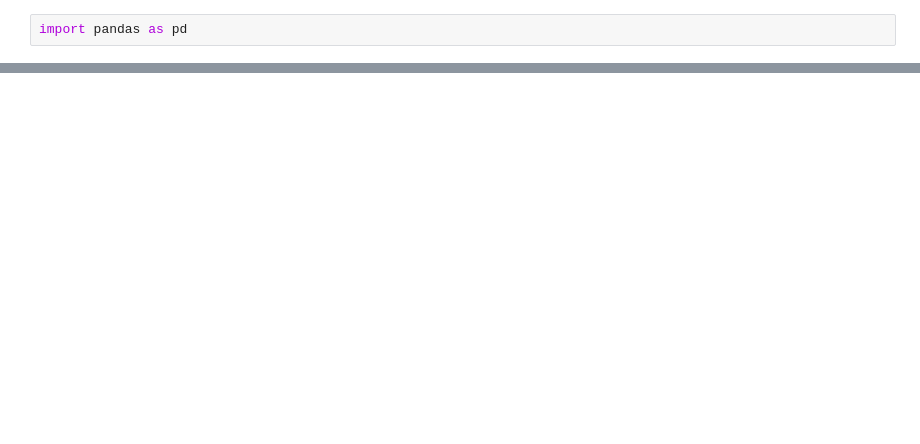
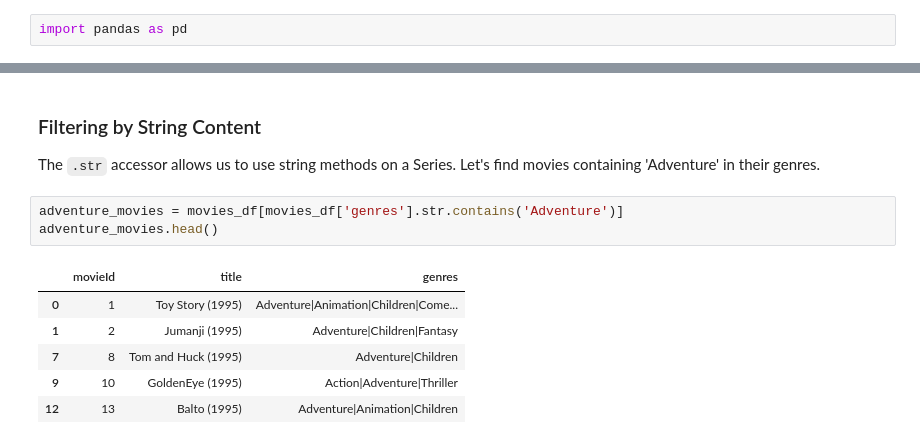
Before and after one commit to NajibMozahem/INSY665, a Jupyter notebook: Session 9.2.ipynb, the cells around one changed output, grey strips where cells are left out. Drawn from its saved outputs; the diff is of its cells as text; blank space fills up the shorter version.

```diff
--- a/Session 9.2.ipynb
+++ b/Session 9.2.ipynb
@@ -285,0 +304,14 @@ else:
+# %% [markdown]
+### Filtering by String Content
+The `.str` accessor allows us to use string methods on a Series.
+Let's find movies containing 'Adventure' in their genres.
+# %%
+adventure_movies = movies_df[movies_df['genres'].str.contains('Adventure')]
+adventure_movies.head()
+# %% [output]
+|  | movieId | title | genres |
+| 0 | 1 | Toy Story (1995) | Adventure|Animation|Children|Come... |
+| 1 | 2 | Jumanji (1995) | Adventure|Children|Fantasy |
+| 7 | 8 | Tom and Huck (1995) | Adventure|Children |
+| 9 | 10 | GoldenEye (1995) | Action|Adventure|Thriller |
+| 12 | 13 | Balto (1995) | Adventure|Animation|Children |
```
Also changed, not shown: parts of 80 cells of this notebook, 2 other files.
